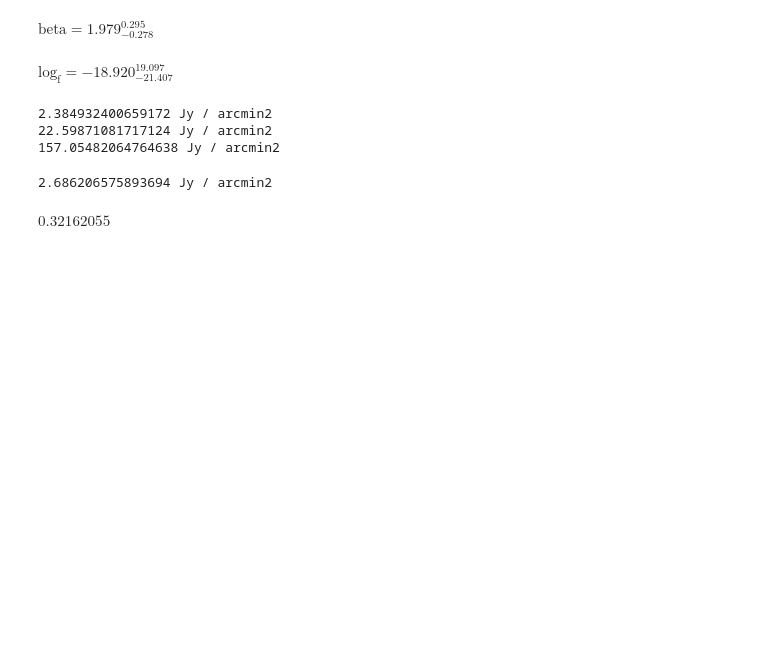
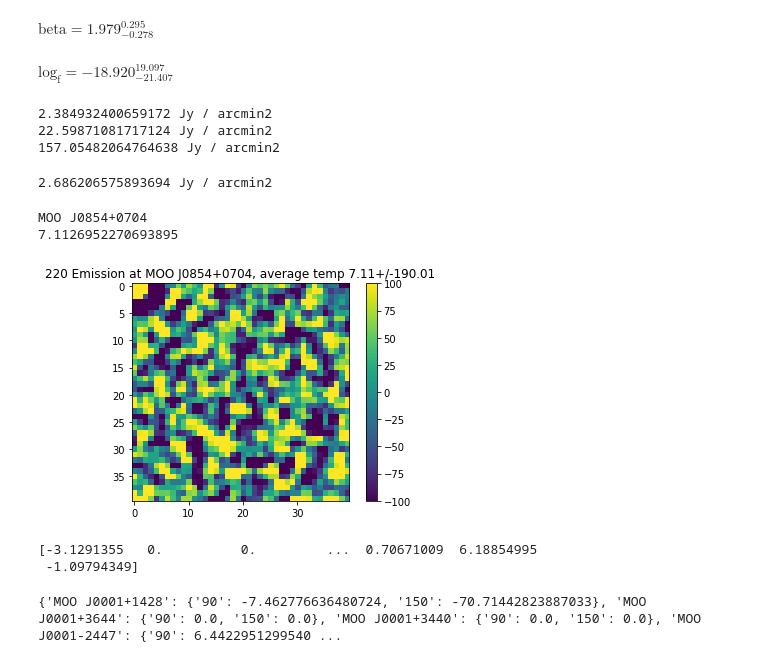
Before and after one commit to Sulla2012/madcowsclusters, a Jupyter notebook: Emcee Tutorials.ipynb, the cells around one changed output. Saved outputs shown, nothing was run; the diff lists cells and outputs as text; code cells hidden in the pictures; blank space fills up the shorter version.

Commit message:
switching to background subtracted dust modeling

```diff
--- a/Emcee Tutorials.ipynb
+++ b/Emcee Tutorials.ipynb
@@ -751,7 +800,52 @@ print((model_ml(v_220)*aperture_size).to(u.Jy)/conversion_220)
 print(((model_ml(v_150)*aperture_size).to(u.Jy)/conversion_150)/(np.pi*(1.2*u.arcmin)**2/pixel_area_150))
 # %% [output]
 2.686206575893694 Jy / arcmin2
-# %%
-np.sum((model_ml(x)-y)**2/yerr**2)
-# %% [output]
-$0.32162055 \; \mathrm{}$
+# %%
+cur_map = enmap.read_map('/gpfs/fs0/project/r/rbond/jorlo/freq_maps/stitched_Beam220_filteredMap.fits')
+# %%
+mdcw_catalog = fits.open('/home/s/sievers/sdicker/ACTnCOWs/MADCOWSUnion.fits')
+
+hdu = fits.open('/gpfs/fs0/project/r/rbond/jorlo/freq_maps/stitched_Beam220_filteredMap.fits')
+
+
+ra = mdcw_catalog[1].data['RADeg']
+names = mdcw_catalog[1].data['name']
+dec = mdcw_catalog[1].data['decDeg']
+ra, dec = np.array(ra), np.array(dec)
+rich = mdcw_catalog[1].data['Rich']
+z = mdcw_catalog[1].data['Photz']
+
+names_cut = {'MOO J0015+0801','MOO J0917+1456','MOO J0936+0336','MOO J1116+1653','MOO J1350+0036','MOO J1355-0114','MOO J2349+0541'}
+
+names_flag = [True]*len(names)
+
+for i, name in enumerate(names):
+    if name in names_cut:
+        names_flag[i] = False
+
+
+ra = ra[names_flag]
+dec = dec[names_flag]
+rich = rich[names_flag]
+names = names[names_flag]
+z = z[names_flag]
+
+cent_temps = np.zeros(len(ra))
+
+for k in range(len(ra)):
+    stamp = reproject.postage_stamp(cur_map, ra[k], dec[k], 20., 0.5)
+    if stamp is None: continue
+    if not np.any(stamp[0]): continue
+    if k == 824:
+        print(names[k])
+        plt.imshow(stamp[0], vmin = -100, vmax = 100)
+        plt.colorbar()
+        plt.title('220 Emission at {}, average temp {:.2f}+/-{:.2f}'.format(names[k],np.mean(stamp[0]),np.std(stamp[0])))
+        plt.savefig('./plots/MOOJ0854+0704_220.pdf')
+        #print(stamp[0].tolist())
+        print(np.mean(stamp[0]))
+    cent_temps[k] = central_emission(stamp, 1.2)[0]
+# %% [output]
+MOO J0854+0704
+7.1126952270693895
+[figure, added]
@@ -757,0 +857,5 @@ $0.32162055 \; \mathrm{}$
+# %%
+print(rescales)
+# %% [output]
+[-3.1291355   0.          0.         ...  0.70671009  6.18854995
+ -1.09794349]
@@ -757,0 +875,4 @@ $0.32162055 \; \mathrm{}$
+# %%
+print(catalog)
+# %% [output]
+{'MOO J0001+1428': {'90': -7.462776636480724, '150': -70.71442823887033}, 'MOO J0001+3644': {'90': 0.0, '150': 0.0}, 'MOO J0001+3440': {'90': 0.0, '150': 0.0}, 'MOO J0001-2447': {'90': 6.4422951299540 ...
```
Also changed, not shown: parts of 12 cells of this notebook, 2 other files.
